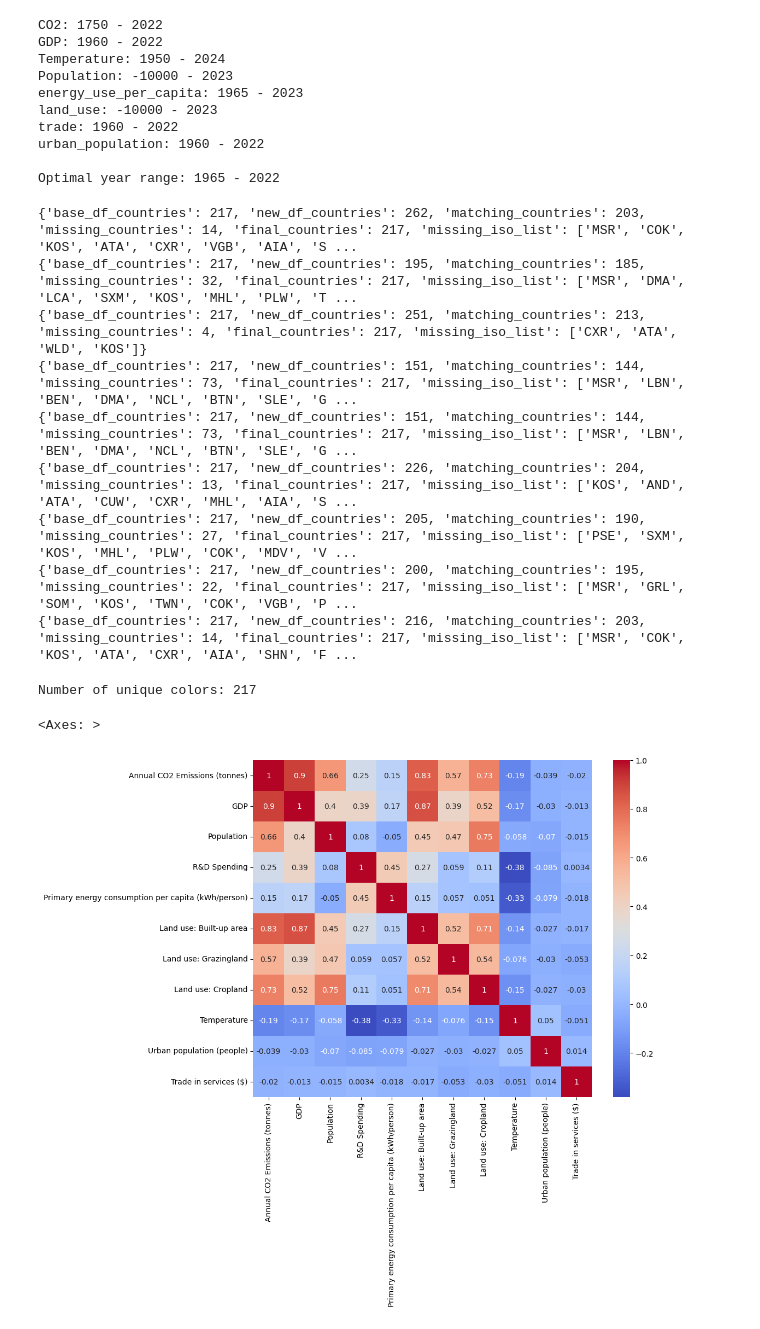
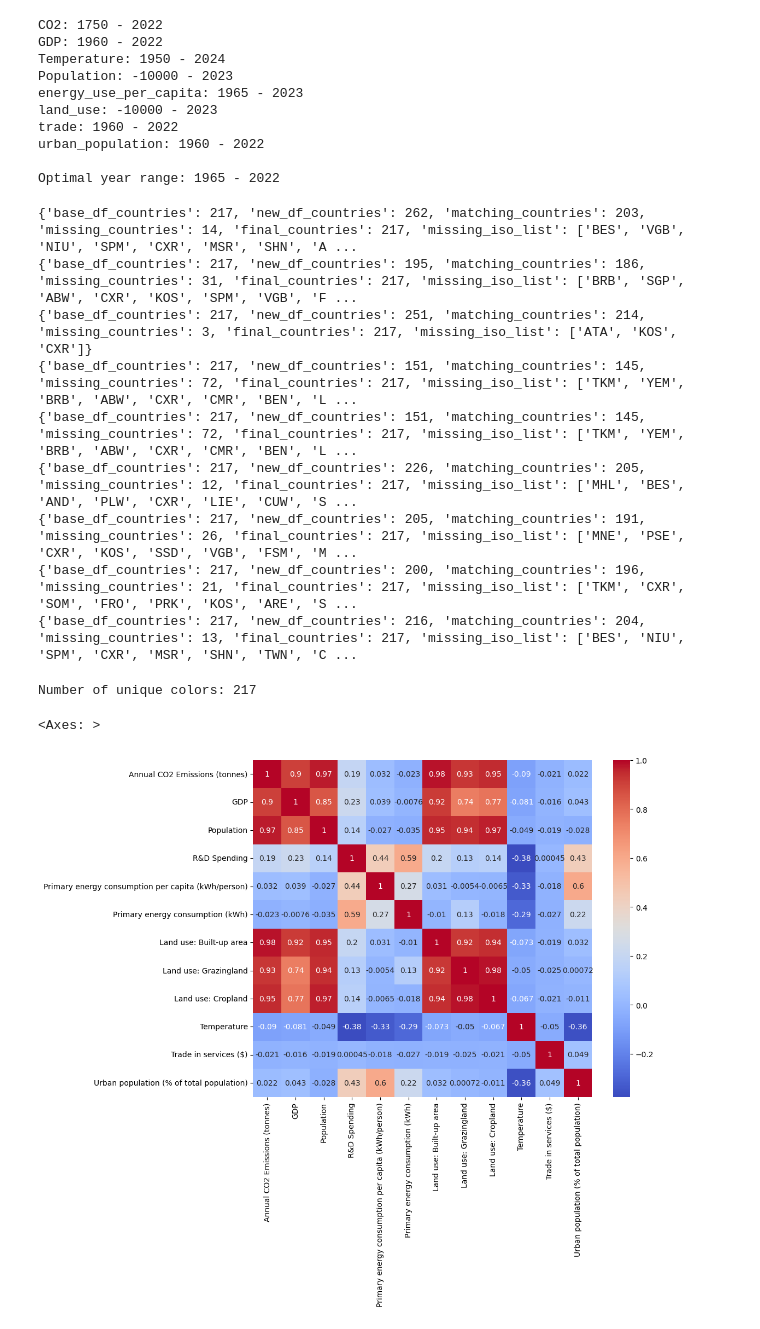
Before and after one commit to footparth/CO2_emissions_tracker, a Jupyter notebook: main.ipynb, the cells around one changed output. Drawn from its saved outputs; the diff is of its cells as text; code cells hidden in the pictures.

```diff
--- a/main.ipynb
+++ b/main.ipynb
@@ -258,7 +223,7 @@ print(stats)
 
 print(stats)
 
-dataset, stats = merge_df(base_df=dataset, new_df=energy_use_per_capita_long, values=['Primary energy consumption per capita (kWh/person)'])
+dataset, stats = merge_df(base_df=dataset, new_df=energy_use_per_capita_long, values=['Primary energy consumption per capita (kWh/person)' , 'Primary energy consumption (kWh)'])
 print(stats)
 
 dataset, stats = merge_df(base_df=dataset, new_df=land_use_long, values=['Land use: Built-up area', 'Land use: Grazingland', 'Land use: Cropland'])
@@ -267,7 +232,7 @@ print(stats)
 dataset, stats = merge_df(base_df=dataset, new_df=trade_long, values=['Trade in services ($)'])
 print(stats)
 
-dataset, stats = merge_df(base_df=dataset, new_df=urban_population_long, values=['Urban population (people)'])
+dataset, stats = merge_df(base_df=dataset, new_df=urban_population_long, values=['Urban population (% of total population)'])
 print(stats)
 
 
@@ -276,12 +241,12 @@ print(stats)
 # creating a filtered dataset which doesnt include world
 filtered_dataset = dataset[dataset['ISO'] != 'WLD']
 # %% [output]
-{'base_df_countries': 217, 'new_df_countries': 262, 'matching_countries': 203, 'missing_countries': 14, 'final_countries': 217, 'missing_iso_list': ['MSR', 'COK', 'KOS', 'ATA', 'CXR', 'VGB', 'AIA', 'S ...
-{'base_df_countries': 217, 'new_df_countries': 195, 'matching_countries': 185, 'missing_countries': 32, 'final_countries': 217, 'missing_iso_list': ['MSR', 'DMA', 'LCA', 'SXM', 'KOS', 'MHL', 'PLW', 'T ...
-{'base_df_countries': 217, 'new_df_countries': 251, 'matching_countries': 213, 'missing_countries': 4, 'final_countries': 217, 'missing_iso_list': ['CXR', 'ATA', 'WLD', 'KOS']}
-{'base_df_countries': 217, 'new_df_countries': 151, 'matching_countries': 144, 'missing_countries': 73, 'final_countries': 217, 'missing_iso_list': ['MSR', 'LBN', 'BEN', 'DMA', 'NCL', 'BTN', 'SLE', 'G ...
-{'base_df_countries': 217, 'new_df_countries': 151, 'matching_countries': 144, 'missing_countries': 73, 'final_countries': 217, 'missing_iso_list': ['MSR', 'LBN', 'BEN', 'DMA', 'NCL', 'BTN', 'SLE', 'G ...
-{'base_df_countries': 217, 'new_df_countries': 226, 'matching_countries': 204, 'missing_countries': 13, 'final_countries': 217, 'missing_iso_list': ['KOS', 'AND', 'ATA', 'CUW', 'CXR', 'MHL', 'AIA', 'S ...
-{'base_df_countries': 217, 'new_df_countries': 205, 'matching_countries': 190, 'missing_countries': 27, 'final_countries': 217, 'missing_iso_list': ['PSE', 'SXM', 'KOS', 'MHL', 'PLW', 'COK', 'MDV', 'V ...
-{'base_df_countries': 217, 'new_df_countries': 200, 'matching_countries': 195, 'missing_countries': 22, 'final_countries': 217, 'missing_iso_list': ['MSR', 'GRL', 'SOM', 'KOS', 'TWN', 'COK', 'VGB', 'P ...
-{'base_df_countries': 217, 'new_df_countries': 216, 'matching_countries': 203, 'missing_countries': 14, 'final_countries': 217, 'missing_iso_list': ['MSR', 'COK', 'KOS', 'ATA', 'CXR', 'AIA', 'SHN', 'F ...
+{'base_df_countries': 217, 'new_df_countries': 262, 'matching_countries': 203, 'missing_countries': 14, 'final_countries': 217, 'missing_iso_list': ['BES', 'VGB', 'NIU', 'SPM', 'CXR', 'MSR', 'SHN', 'A ...
+{'base_df_countries': 217, 'new_df_countries': 195, 'matching_countries': 186, 'missing_countries': 31, 'final_countries': 217, 'missing_iso_list': ['BRB', 'SGP', 'ABW', 'CXR', 'KOS', 'SPM', 'VGB', 'F ...
+{'base_df_countries': 217, 'new_df_countries': 251, 'matching_countries': 214, 'missing_countries': 3, 'final_countries': 217, 'missing_iso_list': ['ATA', 'KOS', 'CXR']}
+{'base_df_countries': 217, 'new_df_countries': 151, 'matching_countries': 145, 'missing_countries': 72, 'final_countries': 217, 'missing_iso_list': ['TKM', 'YEM', 'BRB', 'ABW', 'CXR', 'CMR', 'BEN', 'L ...
+{'base_df_countries': 217, 'new_df_countries': 151, 'matching_countries': 145, 'missing_countries': 72, 'final_countries': 217, 'missing_iso_list': ['TKM', 'YEM', 'BRB', 'ABW', 'CXR', 'CMR', 'BEN', 'L ...
+{'base_df_countries': 217, 'new_df_countries': 226, 'matching_countries': 205, 'missing_countries': 12, 'final_countries': 217, 'missing_iso_list': ['MHL', 'BES', 'AND', 'PLW', 'CXR', 'LIE', 'CUW', 'S ...
+{'base_df_countries': 217, 'new_df_countries': 205, 'matching_countries': 191, 'missing_countries': 26, 'final_countries': 217, 'missing_iso_list': ['MNE', 'PSE', 'CXR', 'KOS', 'SSD', 'VGB', 'FSM', 'M ...
+{'base_df_countries': 217, 'new_df_countries': 200, 'matching_countries': 196, 'missing_countries': 21, 'final_countries': 217, 'missing_iso_list': ['TKM', 'CXR', 'SOM', 'FRO', 'PRK', 'KOS', 'ARE', 'S ...
+{'base_df_countries': 217, 'new_df_countries': 216, 'matching_countries': 204, 'missing_countries': 13, 'final_countries': 217, 'missing_iso_list': ['BES', 'NIU', 'SPM', 'CXR', 'MSR', 'SHN', 'TWN', 'C ...
@@ -342,12 +342,12 @@ Number of unique colors: 217
 # %%
 # Correlation heatmap
 import seaborn as sns
 
-correlation_matrix = dataset[['Annual CO2 Emissions (tonnes)', 'GDP', 'Population', 'R&D Spending' , 'Primary energy consumption per capita (kWh/person)' ,
-                              'Land use: Built-up area', 'Land use: Grazingland', 'Land use: Cropland' ,  'Temperature', 'Urban population (people)' , 'Trade in services ($)']].corr()
+correlation_matrix = dataset[['Annual CO2 Emissions (tonnes)', 'GDP', 'Population', 'R&D Spending' , 'Primary energy consumption per capita (kWh/person)' , 'Primary energy consumption (kWh)' ,
+                              'Land use: Built-up area', 'Land use: Grazingland', 'Land use: Cropland' ,  'Temperature' , 'Trade in services ($)', 'Urban population (% of total population)']].corr()
 
 plt.figure(figsize=(10,8))
 sns.heatmap(correlation_matrix, annot=True, cmap='coolwarm')
 # %% [output]
 <Axes: >
-[figure, old version]
+[figure, new version]
```
Also changed, not shown: parts of 20 cells of this notebook, 10 other files.
